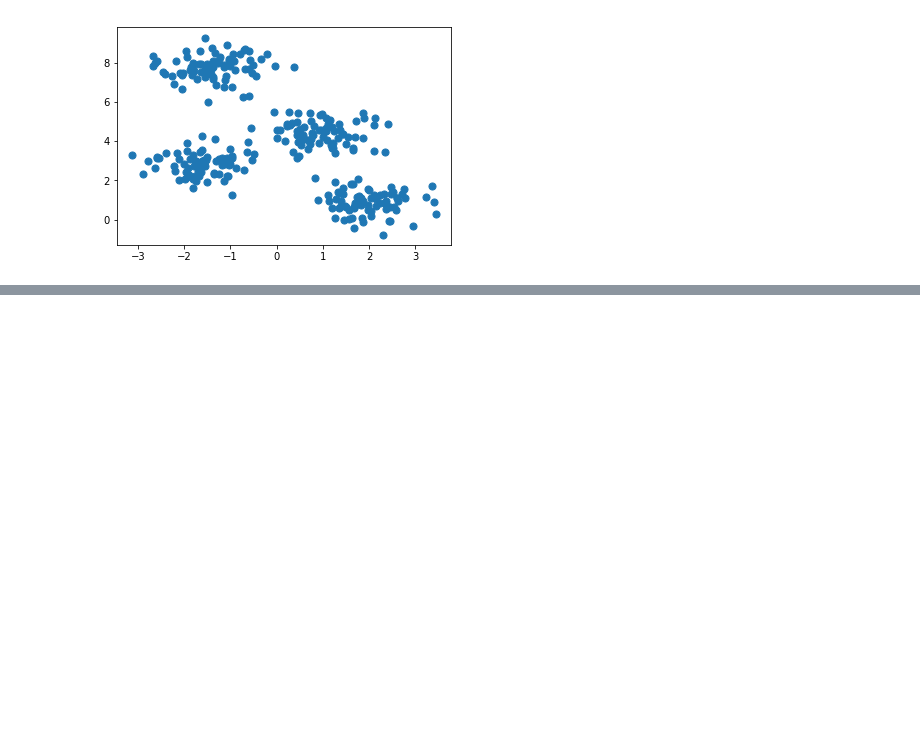
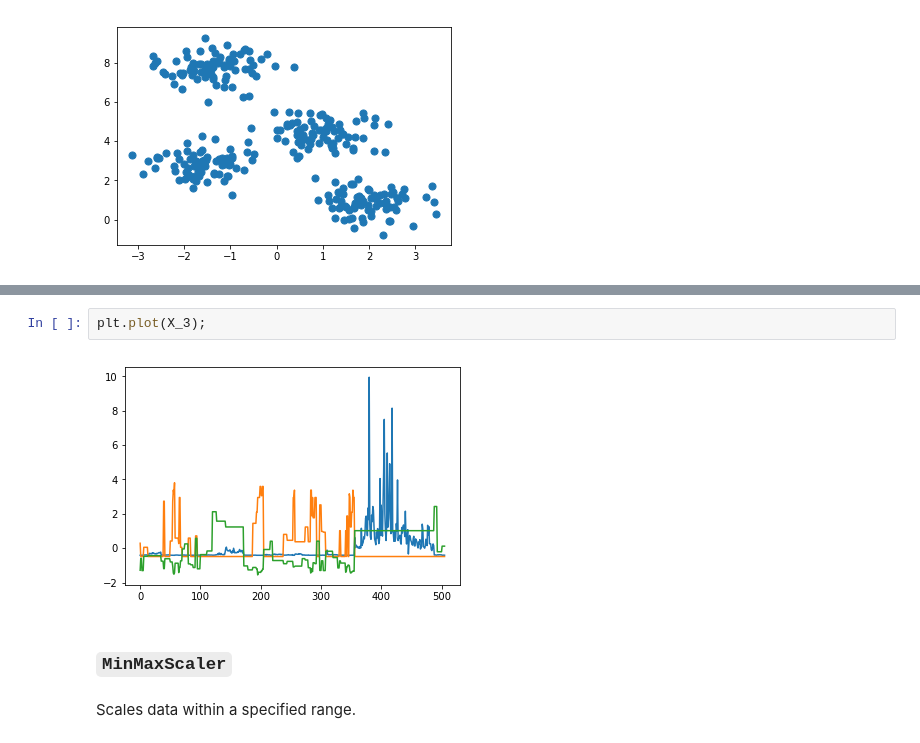
Before and after one commit to rvernagus/data-science-notebooks, a Jupyter notebook: scikit-learn/Preparing Data.ipynb, the cells around one changed output, grey strips where cells are left out. Drawn from its saved outputs; the diff is of its cells as text; blank space fills up the shorter version.

```diff
--- a/scikit-learn/Preparing Data.ipynb
+++ b/scikit-learn/Preparing Data.ipynb
@@ -52,0 +104,8 @@ plt.scatter(X[:, 0], X[:, 1], s=50);
+# %%
+plt.plot(X_3);
+# %% [output]
+[figure, added]
+# %% [markdown]
+### `MinMaxScaler`
+# %% [markdown]
+Scales data within a specified range.
```
Also changed, not shown: parts of 24 cells of this notebook.
